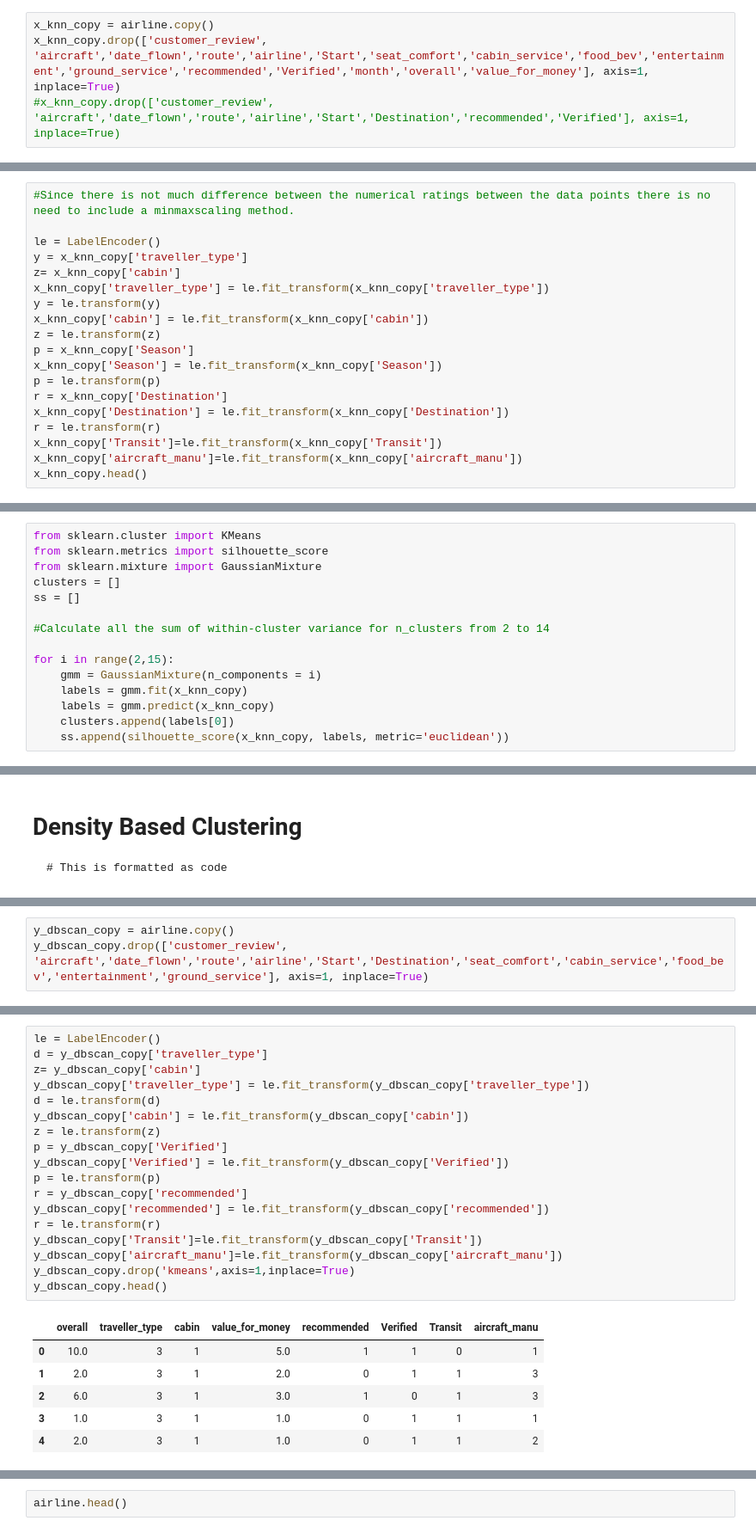
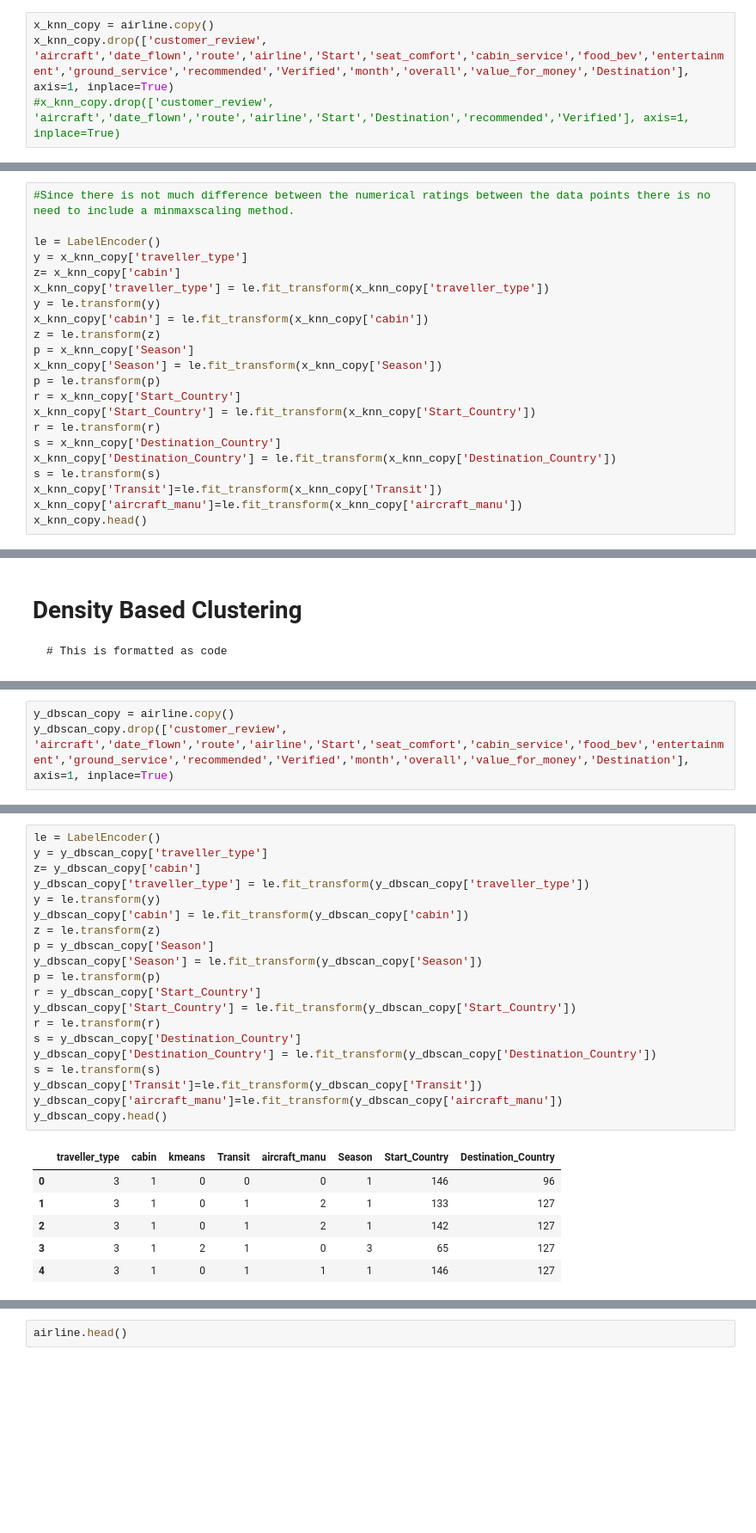
Before and after one commit to pullz6/Airline_Study, a Jupyter notebook: Airline_Reviews.ipynb, the cells around one changed output, grey strips where cells are left out. Shown at 86% size. Drawn from its saved outputs; the diff is of its cells as text; blank space fills up the shorter version.

```diff
--- a/Airline_Reviews.ipynb
+++ b/Airline_Reviews.ipynb
@@ -356,5 +284,5 @@ plt.show()
 Preparing a dataset copy for K-means clustering analysis.
 # %%
 x_knn_copy = airline.copy()
-x_knn_copy.drop(['customer_review', 'aircraft','date_flown','route','airline','Start','seat_comfort','cabin_service','food_bev','entertainment','ground_service','recommended','Verified','month','overall','value_for_money'], axis=1, inplace=True)
+x_knn_copy.drop(['customer_review', 'aircraft','date_flown','route','airline','Start','seat_comfort','cabin_service','food_bev','entertainment','ground_service','recommended','Verified','month','overall','value_for_money','Destination'], axis=1, inplace=True)
 #x_knn_copy.drop(['customer_review', 'aircraft','date_flown','route','airline','Start','Destination','recommended','Verified'], axis=1, inplace=True)
@@ -373,9 +317,12 @@ z = le.transform(z)
 p = x_knn_copy['Season']
 x_knn_copy['Season'] = le.fit_transform(x_knn_copy['Season'])
 p = le.transform(p)
-r = x_knn_copy['Destination']
-x_knn_copy['Destination'] = le.fit_transform(x_knn_copy['Destination'])
+r = x_knn_copy['Start_Country']
+x_knn_copy['Start_Country'] = le.fit_transform(x_knn_copy['Start_Country'])
 r = le.transform(r)
+s = x_knn_copy['Destination_Country']
+x_knn_copy['Destination_Country'] = le.fit_transform(x_knn_copy['Destination_Country'])
+s = le.transform(s)
 x_knn_copy['Transit']=le.fit_transform(x_knn_copy['Transit'])
 x_knn_copy['aircraft_manu']=le.fit_transform(x_knn_copy['aircraft_manu'])
 x_knn_copy.head()
@@ -389,17 +336,2 @@ x_knn_copy.head()
 # %% [markdown]
 Conduting the k-means clustering method to better understand how many clusters should we select for the clustering.
-# %%
-from sklearn.cluster import KMeans
-from sklearn.metrics import silhouette_score
-from sklearn.mixture import GaussianMixture
-clusters = []
-ss = []
-
-#Calculate all the sum of within-cluster variance for n_clusters from 2 to 14
-
-for i in range(2,15):
-    gmm = GaussianMixture(n_components = i)
-    labels = gmm.fit(x_knn_copy)
-    labels = gmm.predict(x_knn_copy)
-    clusters.append(labels[0])
-    ss.append(silhouette_score(x_knn_copy, labels, metric='euclidean'))
@@ -580,6 +548,6 @@ airline.head()
 # %%
 y_dbscan_copy = airline.copy()
-y_dbscan_copy.drop(['customer_review', 'aircraft','date_flown','route','airline','Start','Destination','seat_comfort','cabin_service','food_bev','entertainment','ground_service'], axis=1, inplace=True)
+y_dbscan_copy.drop(['customer_review', 'aircraft','date_flown','route','airline','Start','seat_comfort','cabin_service','food_bev','entertainment','ground_service','recommended','Verified','month','overall','value_for_money','Destination'], axis=1, inplace=True)
 # %%
 y_dbscan_copy.head()
 # %% [output]
@@ -592,26 +560,28 @@ y_dbscan_copy.head()
 # %%
 le = LabelEncoder()
-d = y_dbscan_copy['traveller_type']
+y = y_dbscan_copy['traveller_type']
 z= y_dbscan_copy['cabin']
 y_dbscan_copy['traveller_type'] = le.fit_transform(y_dbscan_copy['traveller_type'])
-d = le.transform(d)
+y = le.transform(y)
 y_dbscan_copy['cabin'] = le.fit_transform(y_dbscan_copy['cabin'])
 z = le.transform(z)
-p = y_dbscan_copy['Verified']
-y_dbscan_copy['Verified'] = le.fit_transform(y_dbscan_copy['Verified'])
+p = y_dbscan_copy['Season']
+y_dbscan_copy['Season'] = le.fit_transform(y_dbscan_copy['Season'])
 p = le.transform(p)
-r = y_dbscan_copy['recommended']
-y_dbscan_copy['recommended'] = le.fit_transform(y_dbscan_copy['recommended'])
+r = y_dbscan_copy['Start_Country']
+y_dbscan_copy['Start_Country'] = le.fit_transform(y_dbscan_copy['Start_Country'])
 r = le.transform(r)
+s = y_dbscan_copy['Destination_Country']
+y_dbscan_copy['Destination_Country'] = le.fit_transform(y_dbscan_copy['Destination_Country'])
+s = le.transform(s)
 y_dbscan_copy['Transit']=le.fit_transform(y_dbscan_copy['Transit'])
 y_dbscan_copy['aircraft_manu']=le.fit_transform(y_dbscan_copy['aircraft_manu'])
-y_dbscan_copy.drop('kmeans',axis=1,inplace=True)
 y_dbscan_copy.head()
 # %% [output]
-|  | overall | traveller_type | cabin | value_for_money | recommended | Verified | Transit | aircraft_manu |
-| 0 | 10.0 | 3 | 1 | 5.0 | 1 | 1 | 0 | 1 |
-| 1 | 2.0 | 3 | 1 | 2.0 | 0 | 1 | 1 | 3 |
-| 2 | 6.0 | 3 | 1 | 3.0 | 1 | 0 | 1 | 3 |
-| 3 | 1.0 | 3 | 1 | 1.0 | 0 | 1 | 1 | 1 |
-| 4 | 2.0 | 3 | 1 | 1.0 | 0 | 1 | 1 | 2 |
+|  | traveller_type | cabin | kmeans | Transit | aircraft_manu | Season | Start_Country | Destination_Country |
+| 0 | 3 | 1 | 0 | 0 | 0 | 1 | 146 | 96 |
+| 1 | 3 | 1 | 0 | 1 | 2 | 1 | 133 | 127 |
+| 2 | 3 | 1 | 0 | 1 | 2 | 1 | 142 | 127 |
+| 3 | 3 | 1 | 2 | 1 | 0 | 3 | 65 | 127 |
+| 4 | 3 | 1 | 0 | 1 | 1 | 1 | 146 | 127 |
 # %%
```
Also changed, not shown: parts of 55 cells of this notebook.
